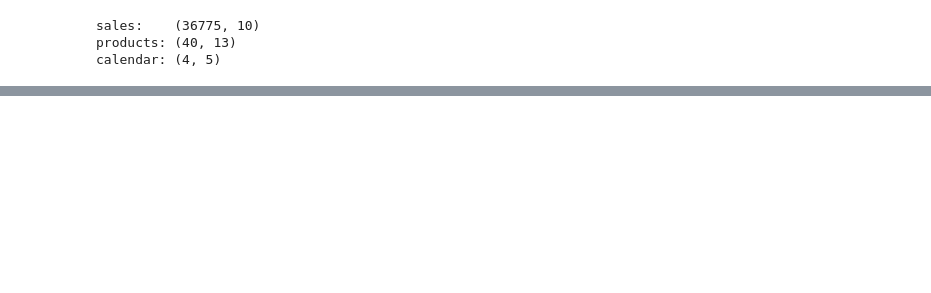
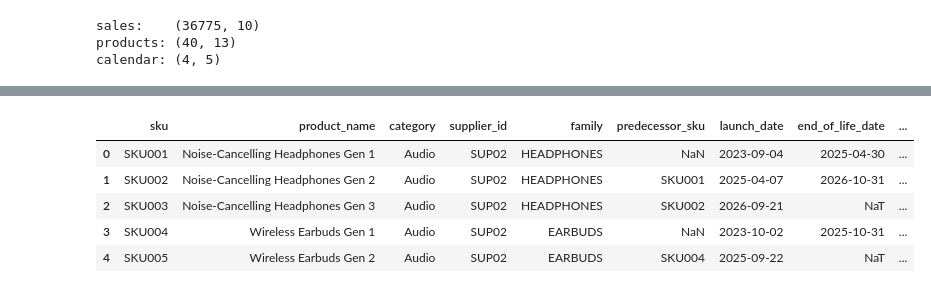
Before and after one commit to Ibarca/Predicting-Product-Demand-from-Sales-and-Marketing-Campaigns, a Jupyter notebook: notebooks/01_black_week_forecast.ipynb, the cells around one changed output, grey strips where cells are left out. Cells and saved outputs as stored; diff of their text form; code cells hidden in the pictures; blank space fills up the shorter version.

```diff
--- a/notebooks/01_black_week_forecast.ipynb
+++ b/notebooks/01_black_week_forecast.ipynb
@@ -15,0 +33,9 @@ calendar: (4, 5)
+# %%
+products.head()
+# %% [output]
+|  | sku | product_name | category | supplier_id | family | predecessor_sku | launch_date | end_of_life_date | ... |
+| 0 | SKU001 | Noise-Cancelling Headphones Gen 1 | Audio | SUP02 | HEADPHONES | NaN | 2023-09-04 | 2025-04-30 | ... |
+| 1 | SKU002 | Noise-Cancelling Headphones Gen 2 | Audio | SUP02 | HEADPHONES | SKU001 | 2025-04-07 | 2026-10-31 | ... |
+| 2 | SKU003 | Noise-Cancelling Headphones Gen 3 | Audio | SUP02 | HEADPHONES | SKU002 | 2026-09-21 | NaT | ... |
+| 3 | SKU004 | Wireless Earbuds Gen 1 | Audio | SUP02 | EARBUDS | NaN | 2023-10-02 | 2025-10-31 | ... |
+| 4 | SKU005 | Wireless Earbuds Gen 2 | Audio | SUP02 | EARBUDS | SKU004 | 2025-09-22 | NaT | ... |
```
Also changed, not shown: parts of 15 cells of this notebook.
